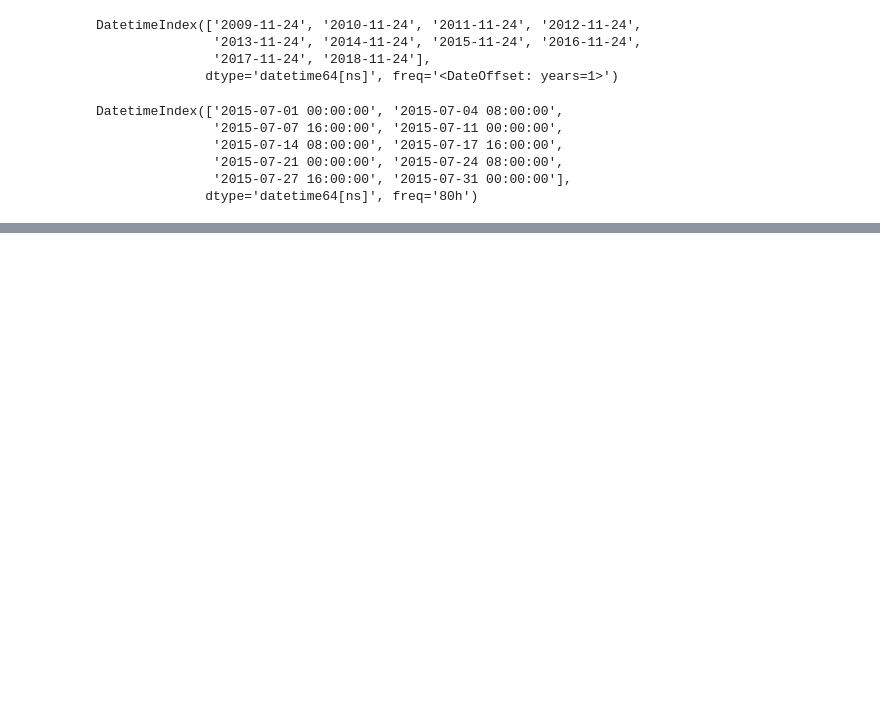
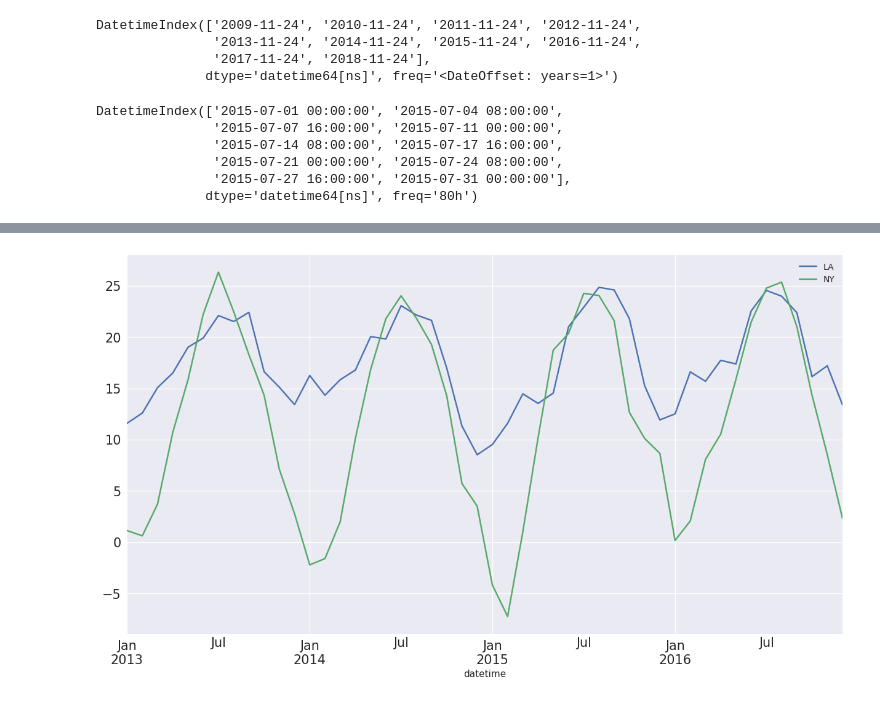
Before and after one commit to JamieW365/finance_projects, a Jupyter notebook: notebooks/time_series.ipynb, the cells around one changed output, grey strips where cells are left out. Saved outputs shown, nothing was run; the diff lists cells and outputs as text; code cells hidden in the pictures; blank space fills up the shorter version.

Commit message:
Downsampling with resample and period indexing with to_period

```diff
--- a/notebooks/time_series.ipynb
+++ b/notebooks/time_series.ipynb
@@ -528,0 +875,2 @@ DatetimeIndex(['2015-07-01 00:00:00', '2015-07-04 08:00:00',
+# %%
+df_period = df.resample("M").mean().to_period()
@@ -528,0 +900,6 @@ DatetimeIndex(['2015-07-01 00:00:00', '2015-07-04 08:00:00',
+# %%
+# Period Indexes can be useful for displaying info in a meaningful way
+df_period.plot(figsize = (15, 8), fontsize = 15)
+plt.show()
+# %% [output]
+[figure, added]
```
Also changed, not shown: parts of 26 cells of this notebook.
